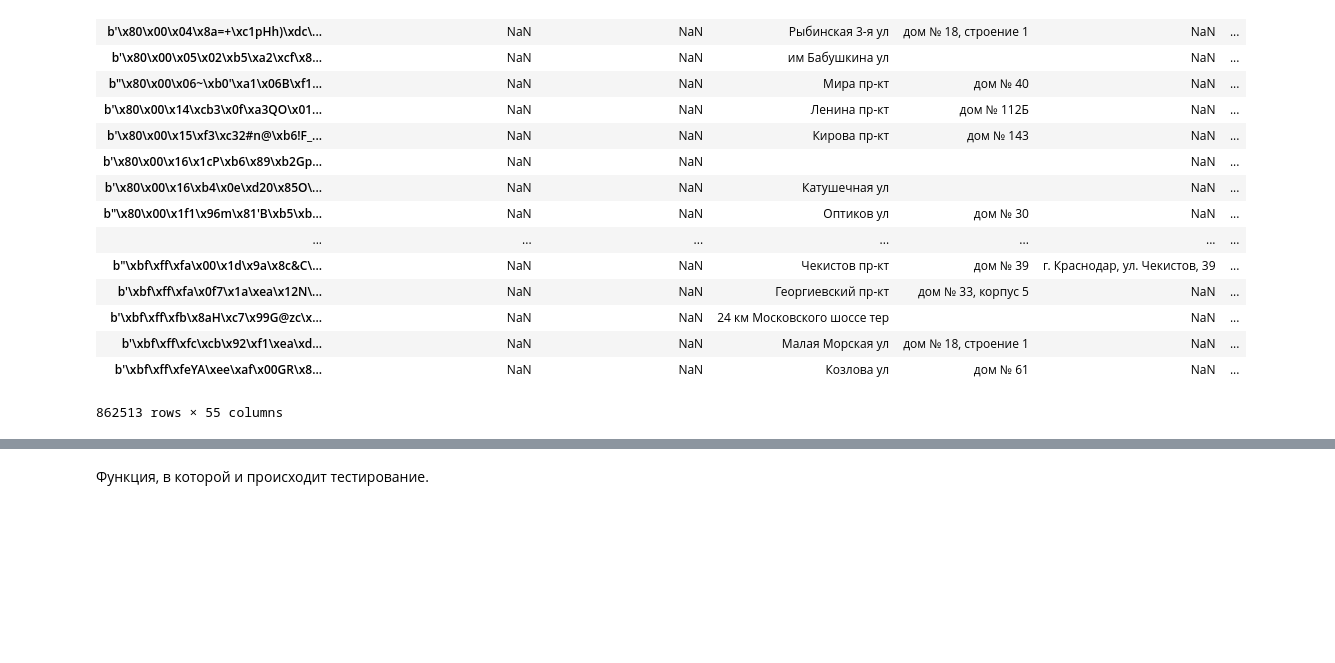
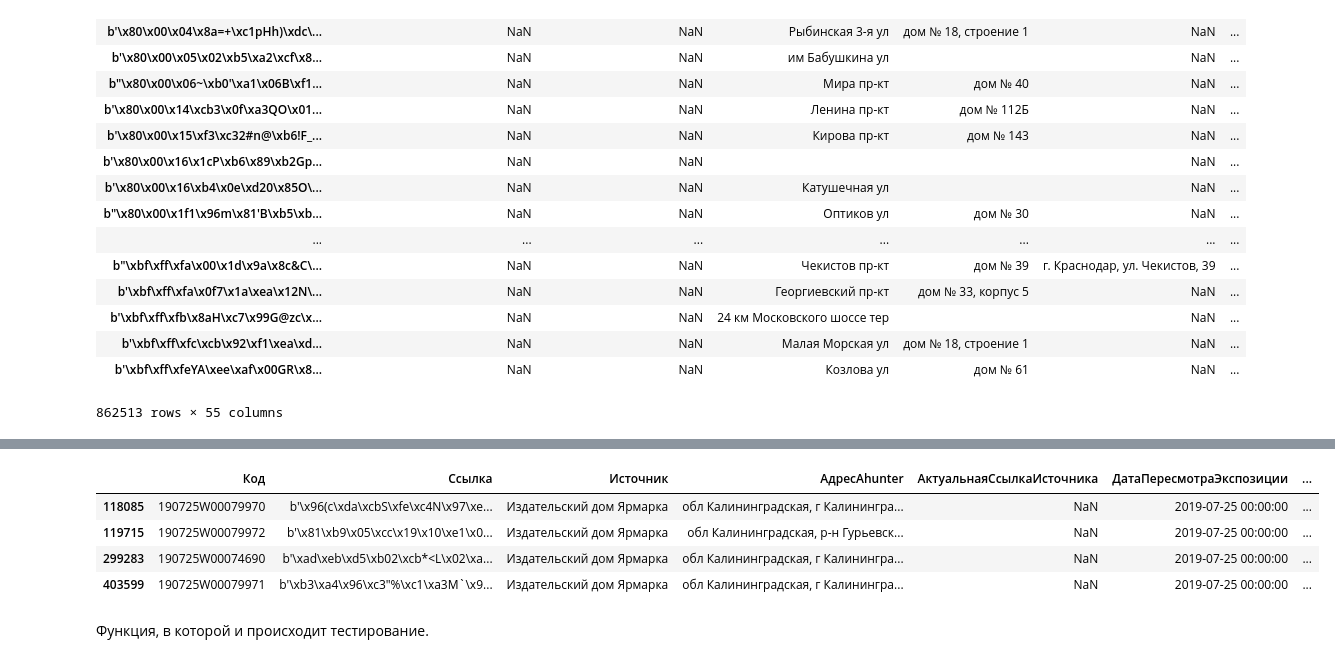
Before and after one commit to kaktusss123/rway_analysis, a Jupyter notebook: fill_rate.ipynb, the cells around one changed output, grey strips where cells are left out. Drawn from its saved outputs; the diff is of its cells as text; code cells hidden in the pictures; blank space fills up the shorter version.

```diff
--- a/fill_rate.ipynb
+++ b/fill_rate.ipynb
@@ -240,0 +244,8 @@ new_df
+# %%
+result_df[result_df['Источник'] == 'Издательский дом Ярмарка'].replace('', float('nan'))
+# %% [output]
+|  | Код | Ссылка | Источник | АдресAhunter | АктуальнаяСсылкаИсточника | ДатаПересмотраЭкспозиции | ... |
+| 118085 | 190725W00079970 | b'\x96(c\xda\xcbS\xfe\xc4N\x97\xe... | Издательский дом Ярмарка | обл Калининградская, г Калинингра... | NaN | 2019-07-25 00:00:00 | ... |
+| 119715 | 190725W00079972 | b'\x81\xb9\x05\xcc\x19\x10\xe1\x0... | Издательский дом Ярмарка | обл Калининградская, р-н Гурьевск... | NaN | 2019-07-25 00:00:00 | ... |
+| 299283 | 190725W00074690 | b'\xad\xeb\xd5\xb02\xcb*<L\x02\xa... | Издательский дом Ярмарка | обл Калининградская, г Калинингра... | NaN | 2019-07-25 00:00:00 | ... |
+| 403599 | 190725W00079971 | b'\xb3\xa4\x96\xc3"%\xc1\xa3M`\x9... | Издательский дом Ярмарка | обл Калининградская, г Калинингра... | NaN | 2019-07-25 00:00:00 | ... |
```
Also changed, not shown: parts of 6 cells of this notebook.
